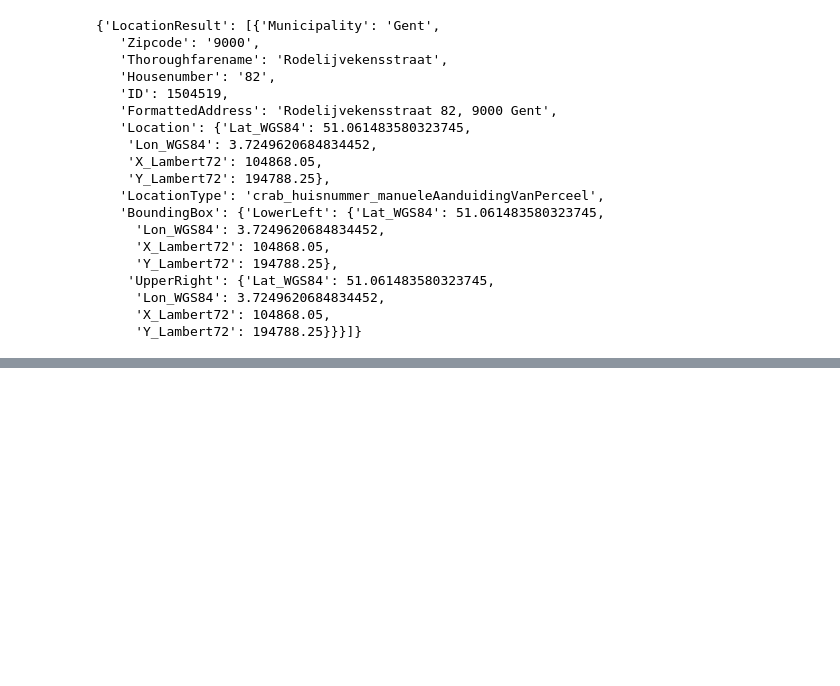
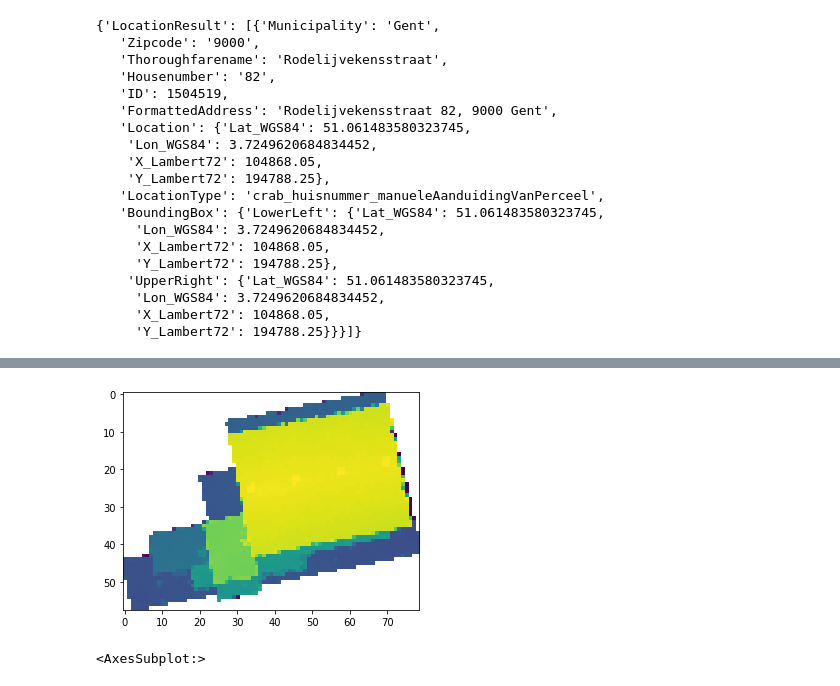
Before and after one commit to kpranke/3D_houses, a Jupyter notebook: 3D Houses.ipynb, the cells around one changed output, grey strips where cells are left out. Saved outputs shown, nothing was run; the diff lists cells and outputs as text; code cells hidden in the pictures; blank space fills up the shorter version.

```diff
--- a/3D Houses.ipynb
+++ b/3D Houses.ipynb
@@ -664,0 +601,5 @@ TypeError: Warp() takes 2 positional arguments but 3 were given
+# %%
+show(chm_clip)
+# %% [output]
+[figure, added]
+<AxesSubplot:>
```
Also changed, not shown: parts of 50 cells of this notebook, 1 other file.
